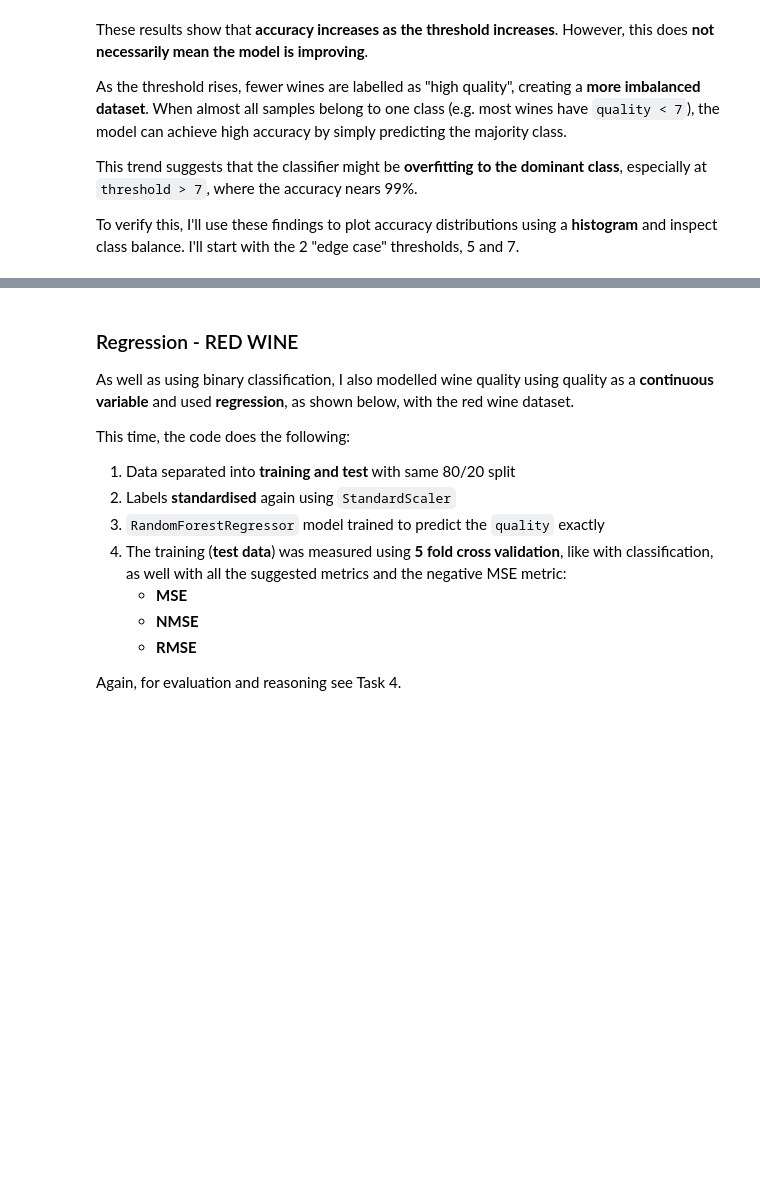
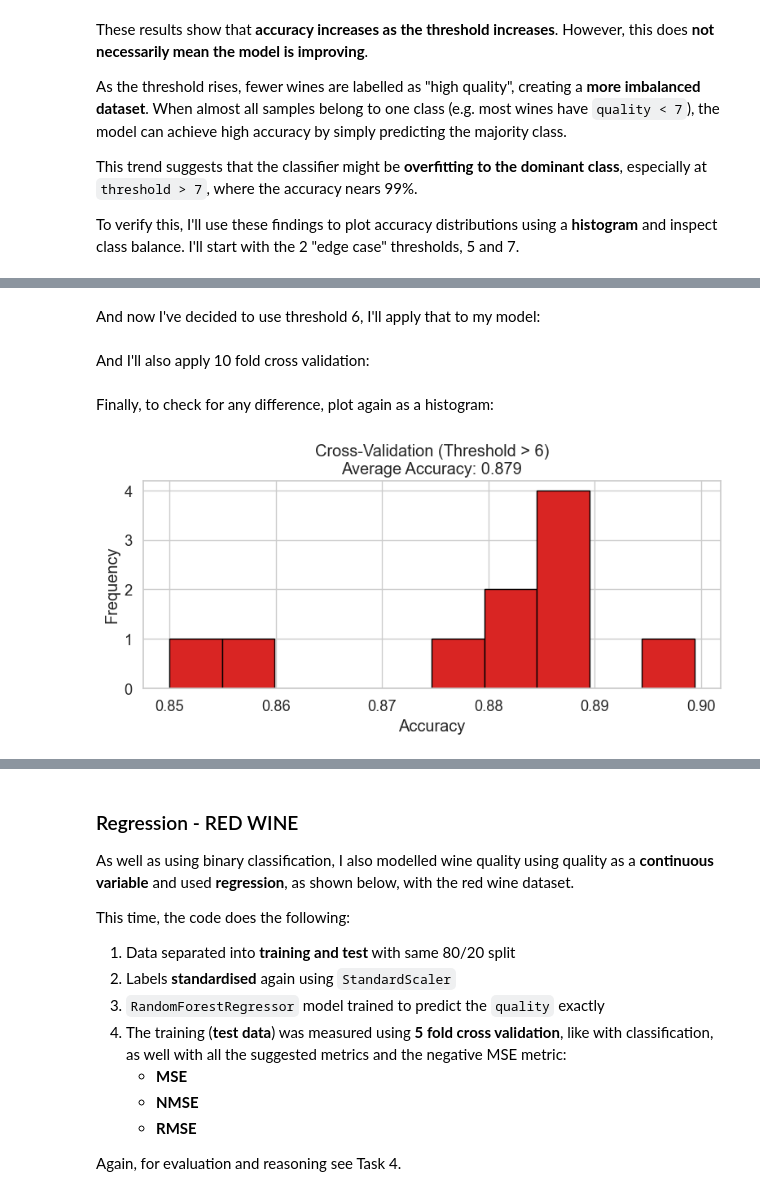
Before and after one commit to k1k12/2034_CW, a Jupyter notebook: notebooks/wine_analysis.ipynb, the cells around one changed output, grey strips where cells are left out. Drawn from its saved outputs; the diff is of its cells as text; code cells hidden in the pictures; blank space fills up the shorter version.

```diff
--- a/notebooks/wine_analysis.ipynb
+++ b/notebooks/wine_analysis.ipynb
@@ -1151,11 +1208,26 @@ plt.show()
+# %% [markdown]
+And now I've decided to use threshold 6, I'll apply that to my model:
+# %%
+y_red_bin = (y_red > 6).astype(int)
+
+X_red_train, X_red_test, y_red_train, y_red_test = train_test_split(
+    X_red, y_red_bin, test_size=0.25, random_state=1
+)
+# %% [markdown]
+And I'll also apply 10 fold cross validation:
+# %%
+cv_scores = cross_val_score(rfc, X_red, y_red_bin, cv=10)
+# %% [markdown]
+Finally, to check for any difference, plot again as a histogram:
 # %%
-plt.figure(figsize=(6, 4))
-plt.plot(thresholds, accuracy_score, marker="o", linestyle="-")
-plt.xticks(thresholds)
-plt.xlabel("Threshold (HIGH QUALITY >)")
-plt.ylabel("Accuracy")
-plt.title("Binary Classification Accuracy vs Quality Threshold")
+plt.figure(figsize=(8, 4))
+plt.hist(cv_scores, bins=10, color=palette_red[6], edgecolor="black")
+plt.xlabel("Accuracy")
+plt.ylabel("Frequency")
+plt.title(f"Cross-Validation (Threshold > {threshold})\nAverage Accuracy: {np.mean(cv_scores):.3f}")
 plt.grid(True)
 plt.tight_layout()
-plt.savefig("../figures/rw_binary_threshold_accuracy.png")
+plt.savefig(f"../figures/task3_cv_accuracy_threshold_hist_6.png")
 plt.show()
+# %% [output]
+[figure, added]
```
Also changed, not shown: parts of 23 cells of this notebook.
